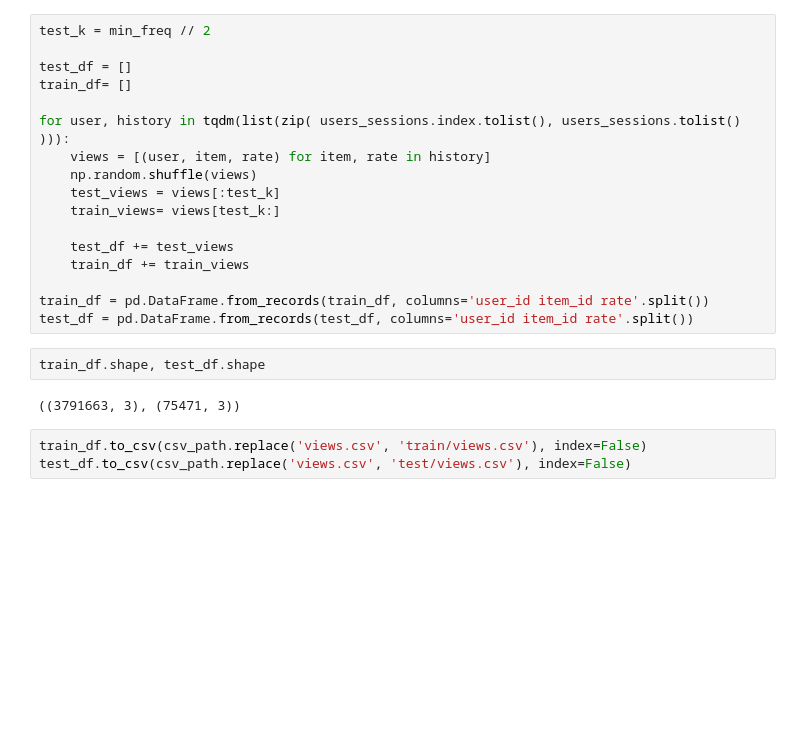
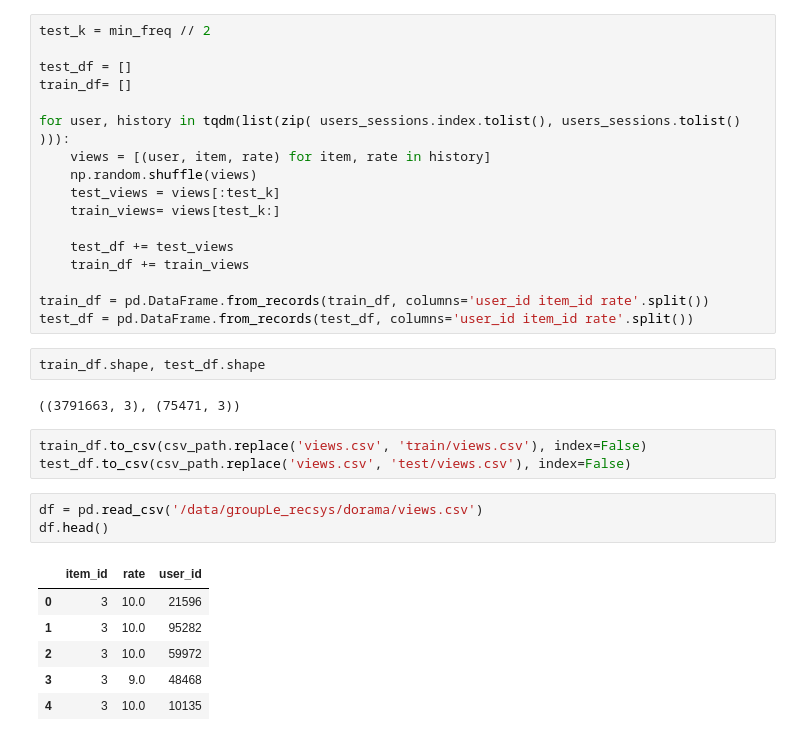
Before and after one commit to Kolyada/grouple-recsys-production, a Jupyter notebook: unpack_data.ipynb, the cells around one changed output. Saved outputs shown, nothing was run; the diff lists cells and outputs as text; blank space fills up the shorter version.

```diff
--- a/unpack_data.ipynb
+++ b/unpack_data.ipynb
@@ -184,3 +184,13 @@ train_df.shape, test_df.shape
 # %%
 train_df.to_csv(csv_path.replace('views.csv', 'train/views.csv'), index=False)
 test_df.to_csv(csv_path.replace('views.csv', 'test/views.csv'), index=False)
+# %%
+df = pd.read_csv('/data/groupLe_recsys/dorama/views.csv')
+df.head()
+# %% [output]
+|  | item_id | rate | user_id |
+| 0 | 3 | 10.0 | 21596 |
+| 1 | 3 | 10.0 | 95282 |
+| 2 | 3 | 10.0 | 59972 |
+| 3 | 3 | 9.0 | 48468 |
+| 4 | 3 | 10.0 | 10135 |
```
Also changed, not shown: parts of 1 cell of this notebook, 1 other file.
